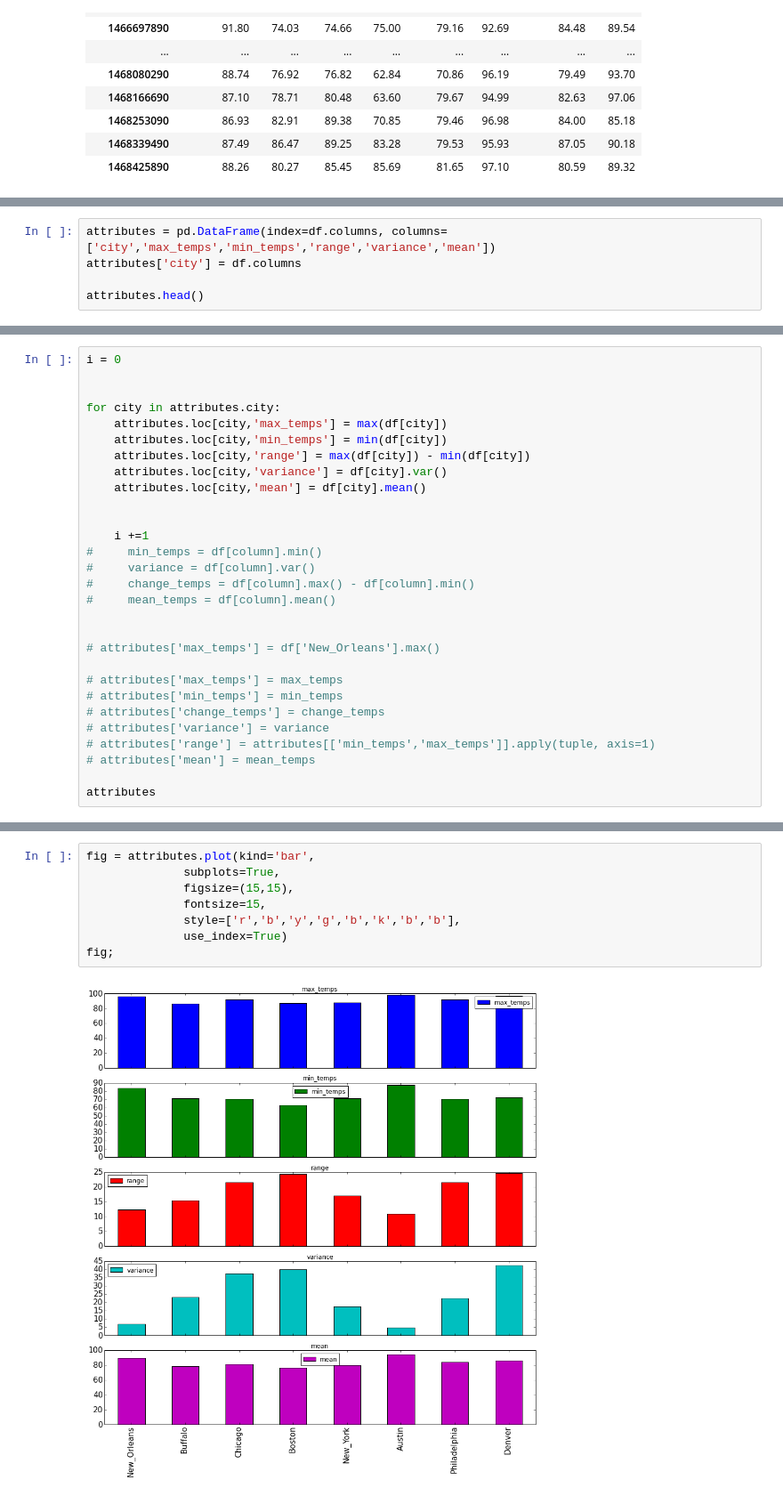
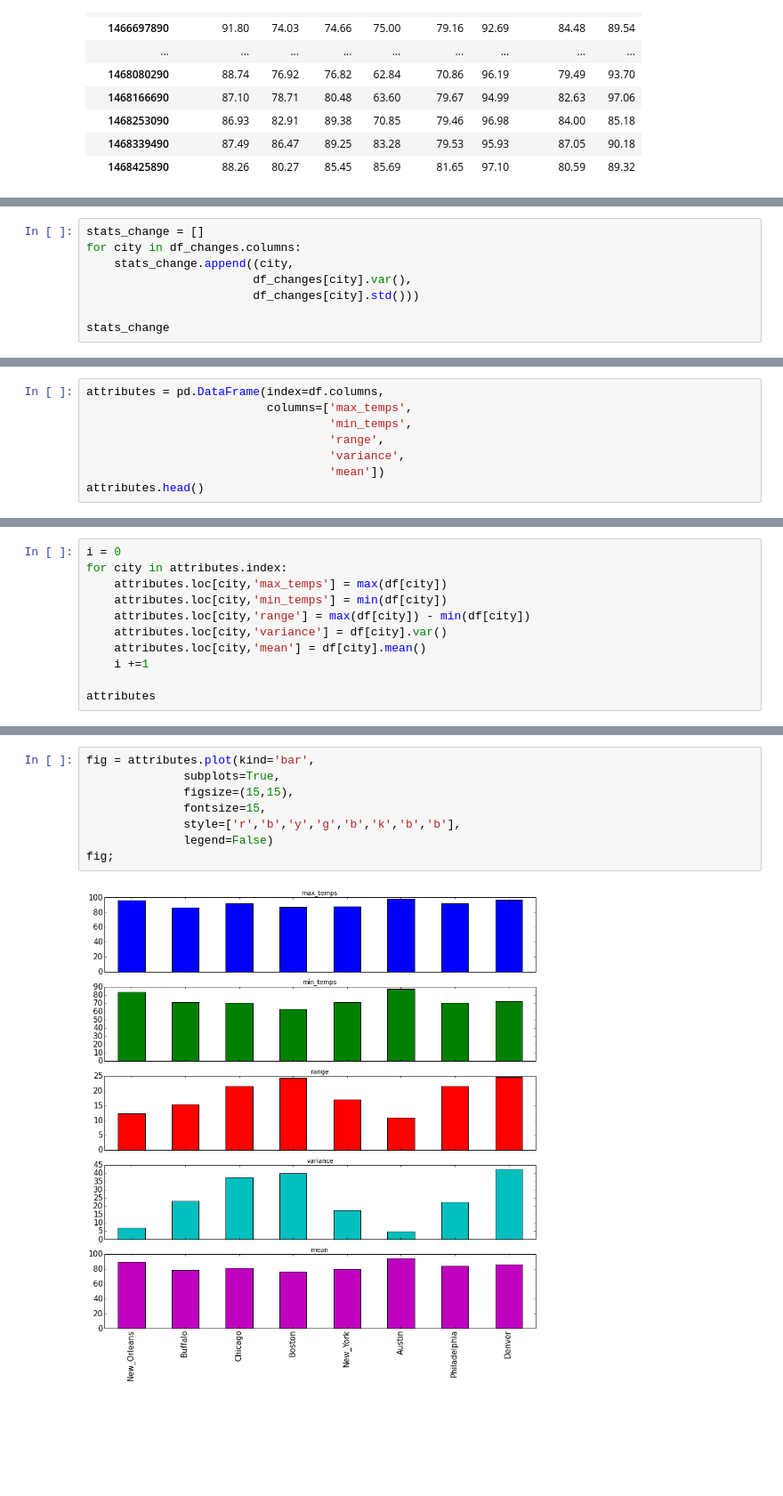
Before and after one commit to jacobmink/Thinkful, a Jupyter notebook: WeatherData.ipynb, the cells around one changed output, grey strips where cells are left out. Shown at 89% size. Drawn from its saved outputs; the diff is of its cells as text; blank space fills up the shorter version.

```diff
--- a/WeatherData.ipynb
+++ b/WeatherData.ipynb
@@ -192,0 +204,8 @@ TypeError: int() argument must be a string or a number, not 'list'
+# %%
+stats_change = []
+for city in df_changes.columns:
+    stats_change.append((city,
+                        df_changes[city].var(),
+                        df_changes[city].std()))
+
+stats_change
@@ -193,6 +247,9 @@ TypeError: int() argument must be a string or a number, not 'list'
 # %%
-attributes = pd.DataFrame(index=df.columns, columns=['city','max_temps','min_temps','range','variance','mean'])
-attributes['city'] = df.columns
-
+attributes = pd.DataFrame(index=df.columns,
+                          columns=['max_temps',
+                                   'min_temps',
+                                   'range',
+                                   'variance',
+                                   'mean'])
 attributes.head()
 # %% [output]
@@ -205,30 +262,12 @@ attributes.head()
 # %%
 i = 0
-
-
-for city in attributes.city:
+for city in attributes.index:
     attributes.loc[city,'max_temps'] = max(df[city])
     attributes.loc[city,'min_temps'] = min(df[city])
     attributes.loc[city,'range'] = max(df[city]) - min(df[city])
     attributes.loc[city,'variance'] = df[city].var()
     attributes.loc[city,'mean'] = df[city].mean()
-
-
     i +=1
-#     min_temps = df[column].min()
-#     variance = df[column].var()
-#     change_temps = df[column].max() - df[column].min()
-#     mean_temps = df[column].mean()
-
-
-# attributes['max_temps'] = df['New_Orleans'].max()
-
-# attributes['max_temps'] = max_temps
-# attributes['min_temps'] = min_temps
-# attributes['change_temps'] = change_temps
-# attributes['variance'] = variance
-# attributes['range'] = attributes[['min_temps','max_temps']].apply(tuple, axis=1)
-# attributes['mean'] = mean_temps
 
 attributes
 # %% [output]
@@ -253,10 +292,10 @@ fig;
 # %%
 fig = attributes.plot(kind='bar',
               subplots=True,
               figsize=(15,15),
               fontsize=15,
               style=['r','b','y','g','b','k','b','b'],
-              use_index=True)
+              legend=False)
 fig;
 # %% [output]
-[figure, old version]
+[figure, new version]
```
Also changed, not shown: parts of 11 cells of this notebook, 1 other file.
